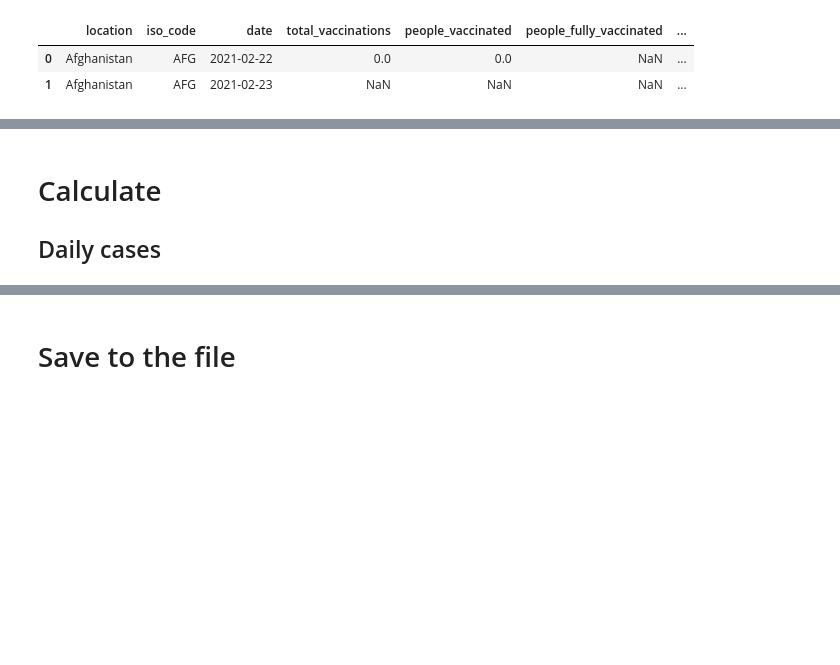
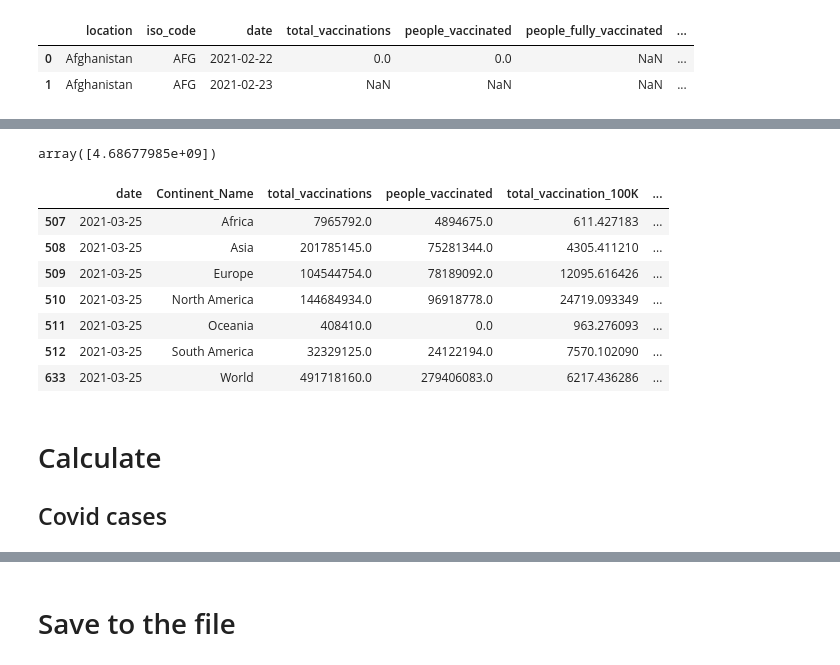
Before and after one commit to marija-grj/YACD, a Jupyter notebook: create-dataset.ipynb, the cells around one changed output, grey strips where cells are left out. Cells and saved outputs as stored; diff of their text form; code cells hidden in the pictures; blank space fills up the shorter version.

```diff
--- a/create-dataset.ipynb
+++ b/create-dataset.ipynb
@@ -105,3 +246,19 @@ population.head()
+# %%
+continent = "Asia"
+population_summary[population_summary.Continent_Name == continent]["2019"].values
+# %% [output]
+array([4.68677985e+09])
+# %%
+vaccine_summary[vaccine_summary.date=='2021-03-25']
+# %% [output]
+|  | date | Continent_Name | total_vaccinations | people_vaccinated | total_vaccination_100K | ... |
+| 507 | 2021-03-25 | Africa | 7965792.0 | 4894675.0 | 611.427183 | ... |
+| 508 | 2021-03-25 | Asia | 201785145.0 | 75281344.0 | 4305.411210 | ... |
+| 509 | 2021-03-25 | Europe | 104544754.0 | 78189092.0 | 12095.616426 | ... |
+| 510 | 2021-03-25 | North America | 144684934.0 | 96918778.0 | 24719.093349 | ... |
+| 511 | 2021-03-25 | Oceania | 408410.0 | 0.0 | 963.276093 | ... |
+| 512 | 2021-03-25 | South America | 32329125.0 | 24122194.0 | 7570.102090 | ... |
+| 633 | 2021-03-25 | World | 491718160.0 | 279406083.0 | 6217.436286 | ... |
 # %% [markdown]
 # Calculate
-## Daily cases
+## Covid cases
```
Also changed, not shown: parts of 46 cells of this notebook, 2 other files.
